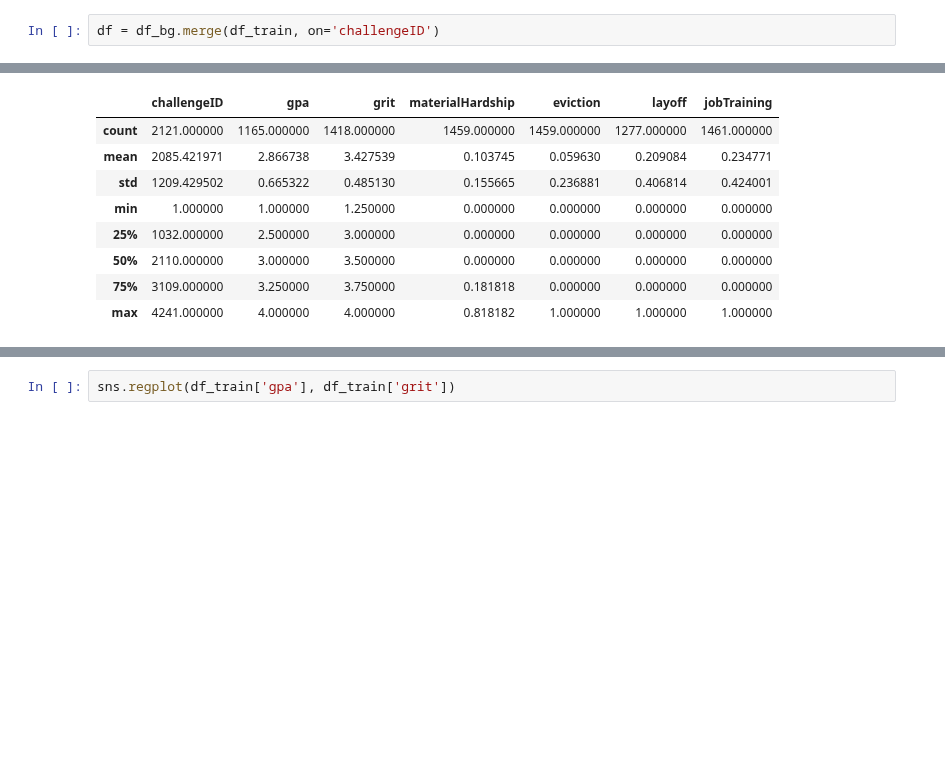
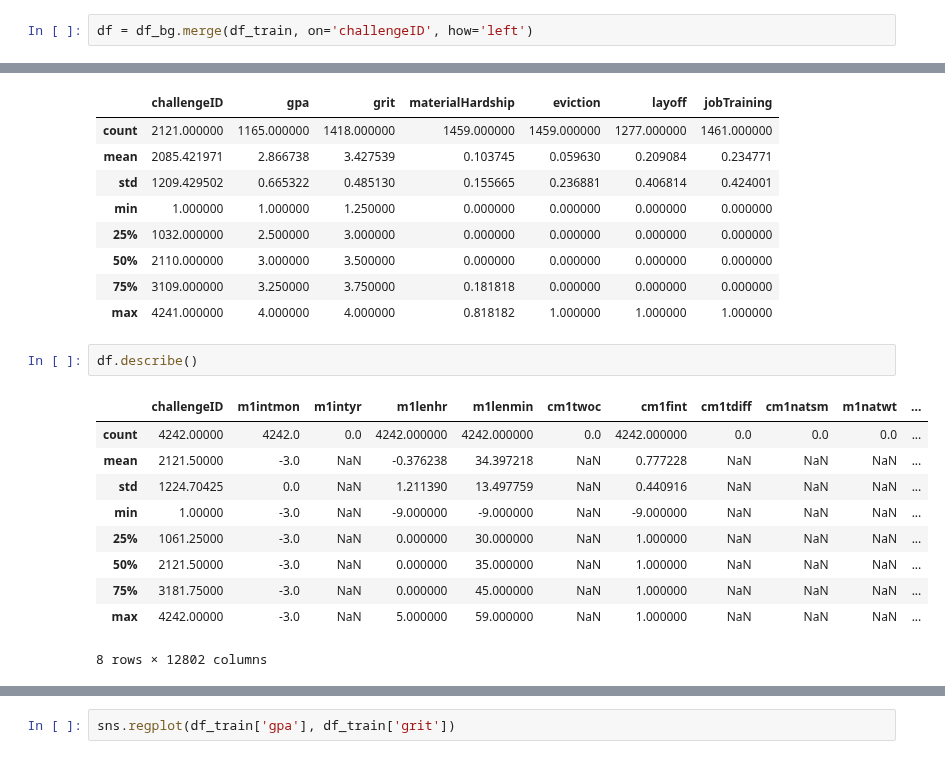
Before and after one commit to alan-turing-institute/FragileFamiliesChallenge, a Jupyter notebook: NOTEBOOKS/KW_PlayingWithData.ipynb, the cells around one changed output, grey strips where cells are left out. Saved outputs shown, nothing was run; the diff lists cells and outputs as text; blank space fills up the shorter version.

```diff
--- a/NOTEBOOKS/KW_PlayingWithData.ipynb
+++ b/NOTEBOOKS/KW_PlayingWithData.ipynb
@@ -17,7 +31,7 @@ df_bg = pd.read_csv(bg_f, low_memory=False)
 # %%
 df_train = pd.read_csv(train_f)
 # %%
-df = df_bg.merge(df_train, on='challengeID')
+df = df_bg.merge(df_train, on='challengeID', how='left')
 # %%
 df_train.head()
 # %% [output]
@@ -39,3 +53,16 @@ df_train.describe()
 | 50% | 2110.000000 | 3.000000 | 3.500000 | 0.000000 | 0.000000 | 0.000000 | 0.000000 |
 | 75% | 3109.000000 | 3.250000 | 3.750000 | 0.181818 | 0.000000 | 0.000000 | 0.000000 |
 | max | 4241.000000 | 4.000000 | 4.000000 | 0.818182 | 1.000000 | 1.000000 | 1.000000 |
+# %%
+df.describe()
+# %% [output]
+|  | challengeID | m1intmon | m1intyr | m1lenhr | m1lenmin | cm1twoc | cm1fint | cm1tdiff | cm1natsm | m1natwt | ... |
+| count | 4242.00000 | 4242.0 | 0.0 | 4242.000000 | 4242.000000 | 0.0 | 4242.000000 | 0.0 | 0.0 | 0.0 | ... |
+| mean | 2121.50000 | -3.0 | NaN | -0.376238 | 34.397218 | NaN | 0.777228 | NaN | NaN | NaN | ... |
+| std | 1224.70425 | 0.0 | NaN | 1.211390 | 13.497759 | NaN | 0.440916 | NaN | NaN | NaN | ... |
+| min | 1.00000 | -3.0 | NaN | -9.000000 | -9.000000 | NaN | -9.000000 | NaN | NaN | NaN | ... |
+| 25% | 1061.25000 | -3.0 | NaN | 0.000000 | 30.000000 | NaN | 1.000000 | NaN | NaN | NaN | ... |
+| 50% | 2121.50000 | -3.0 | NaN | 0.000000 | 35.000000 | NaN | 1.000000 | NaN | NaN | NaN | ... |
+| 75% | 3181.75000 | -3.0 | NaN | 0.000000 | 45.000000 | NaN | 1.000000 | NaN | NaN | NaN | ... |
+| max | 4242.00000 | -3.0 | NaN | 5.000000 | 59.000000 | NaN | 1.000000 | NaN | NaN | NaN | ... |
+8 rows × 12802 columns
```
Also changed, not shown: parts of 11 cells of this notebook.
